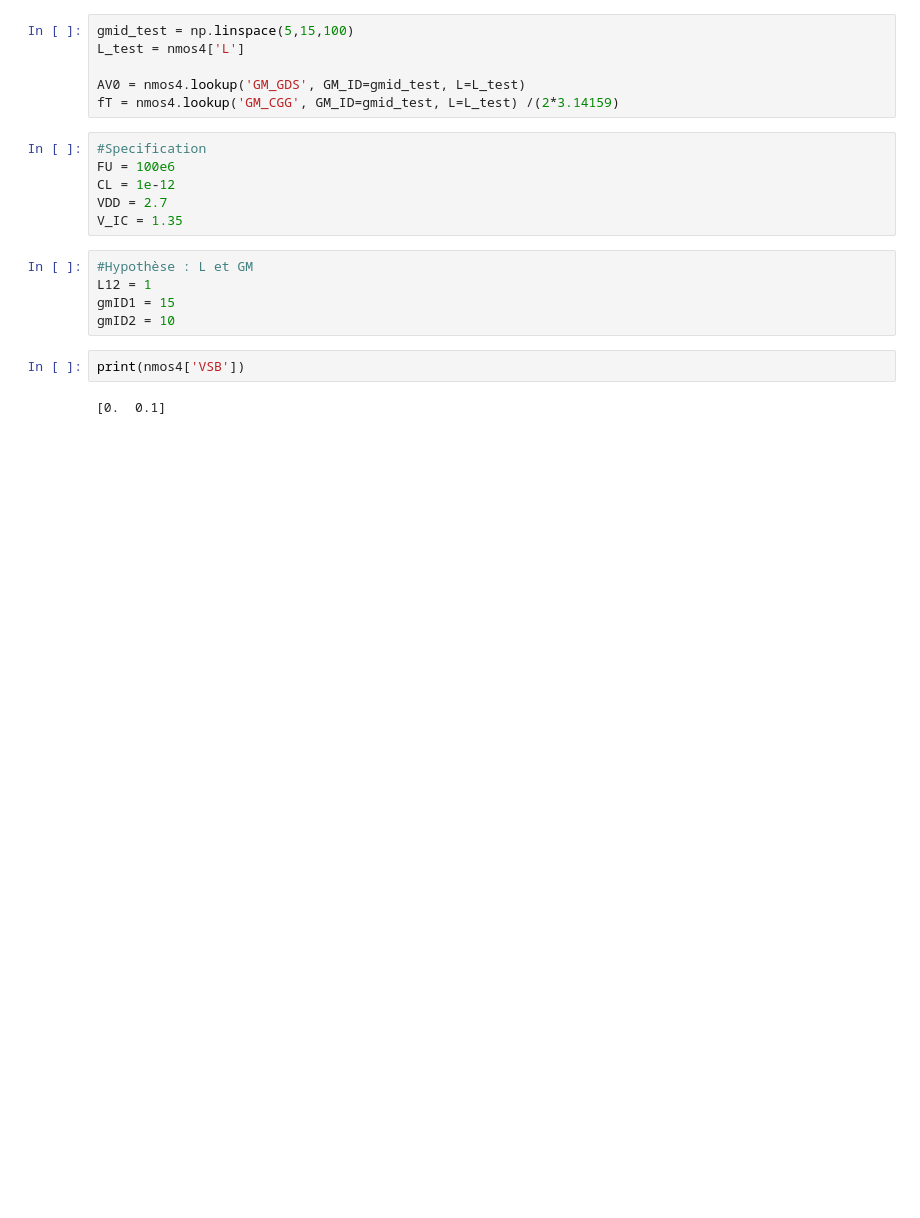
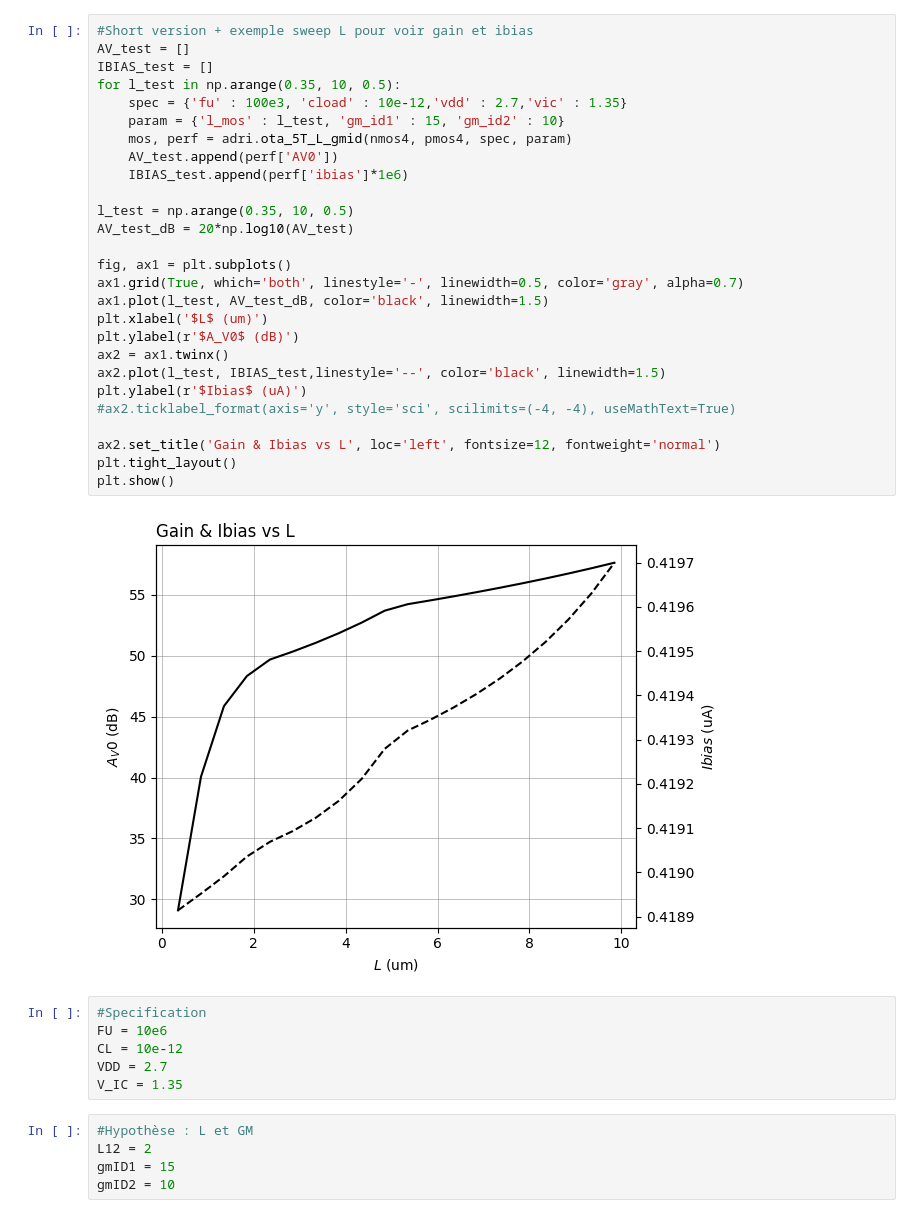
Before and after one commit to Surfeur974/gmadrid, a Jupyter notebook: 5T_OTA_given_L_gmid.ipynb, the cells around one changed output. Drawn from its saved outputs; the diff is of its cells as text; blank space fills up the shorter version.

Commit message:
5TOTA L_GMID, function added in adri.py

```diff
--- a/5T_OTA_given_L_gmid.ipynb
+++ b/5T_OTA_given_L_gmid.ipynb
@@ -10,24 +11,43 @@ nmos4 = lk('lookup_table/nmos4.mat')
 ![image.png](attachment:image.png)
 ![image-2.png](attachment:image-2.png)
-# %%
-gmid_test = np.linspace(5,15,100)
-L_test = nmos4['L']
-
-AV0 = nmos4.lookup('GM_GDS', GM_ID=gmid_test, L=L_test)
-fT = nmos4.lookup('GM_CGG', GM_ID=gmid_test, L=L_test) /(2*3.14159)
+# %%
+#Short version + exemple sweep L pour voir gain et ibias
+AV_test = []
+IBIAS_test = []
+for l_test in np.arange(0.35, 10, 0.5):
+    spec = {'fu' : 100e3, 'cload' : 10e-12,'vdd' : 2.7,'vic' : 1.35}
+    param = {'l_mos' : l_test, 'gm_id1' : 15, 'gm_id2' : 10}
+    mos, perf = adri.ota_5T_L_gmid(nmos4, pmos4, spec, param)
+    AV_test.append(perf['AV0'])
+    IBIAS_test.append(perf['ibias']*1e6)
+
+l_test = np.arange(0.35, 10, 0.5)
+AV_test_dB = 20*np.log10(AV_test)
+
+fig, ax1 = plt.subplots()
+ax1.grid(True, which='both', linestyle='-', linewidth=0.5, color='gray', alpha=0.7)
+ax1.plot(l_test, AV_test_dB, color='black', linewidth=1.5)
+plt.xlabel('$L$ (um)')
+plt.ylabel(r'$A_V0$ (dB)')
+ax2 = ax1.twinx()
+ax2.plot(l_test, IBIAS_test,linestyle='--', color='black', linewidth=1.5)
+plt.ylabel(r'$Ibias$ (uA)')
+#ax2.ticklabel_format(axis='y', style='sci', scilimits=(-4, -4), useMathText=True)
+
+ax2.set_title('Gain & Ibias vs L', loc='left', fontsize=12, fontweight='normal')
+plt.tight_layout()
+plt.show()
+# %% [output]
+[figure, added]
 # %%
 #Specification
-FU = 100e6
-CL = 1e-12
+FU = 10e6
+CL = 10e-12
 VDD = 2.7
 V_IC = 1.35
 # %%
 #Hypothèse : L et GM
-L12 = 1
+L12 = 2
 gmID1 = 15
 gmID2 = 10
-# %%
-print(nmos4['VSB'])
-# %% [output]
-[0.  0.1]
 # %%
```
Also changed, not shown: parts of 5 cells of this notebook, 1 other file.
